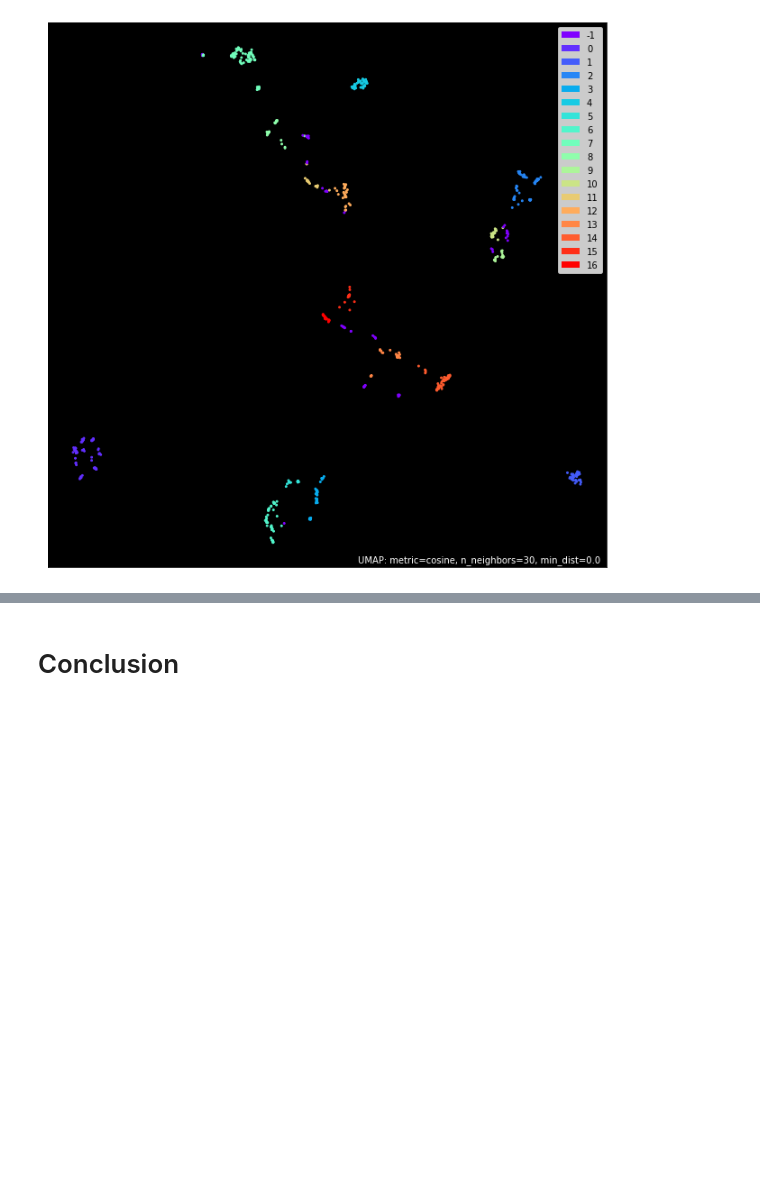
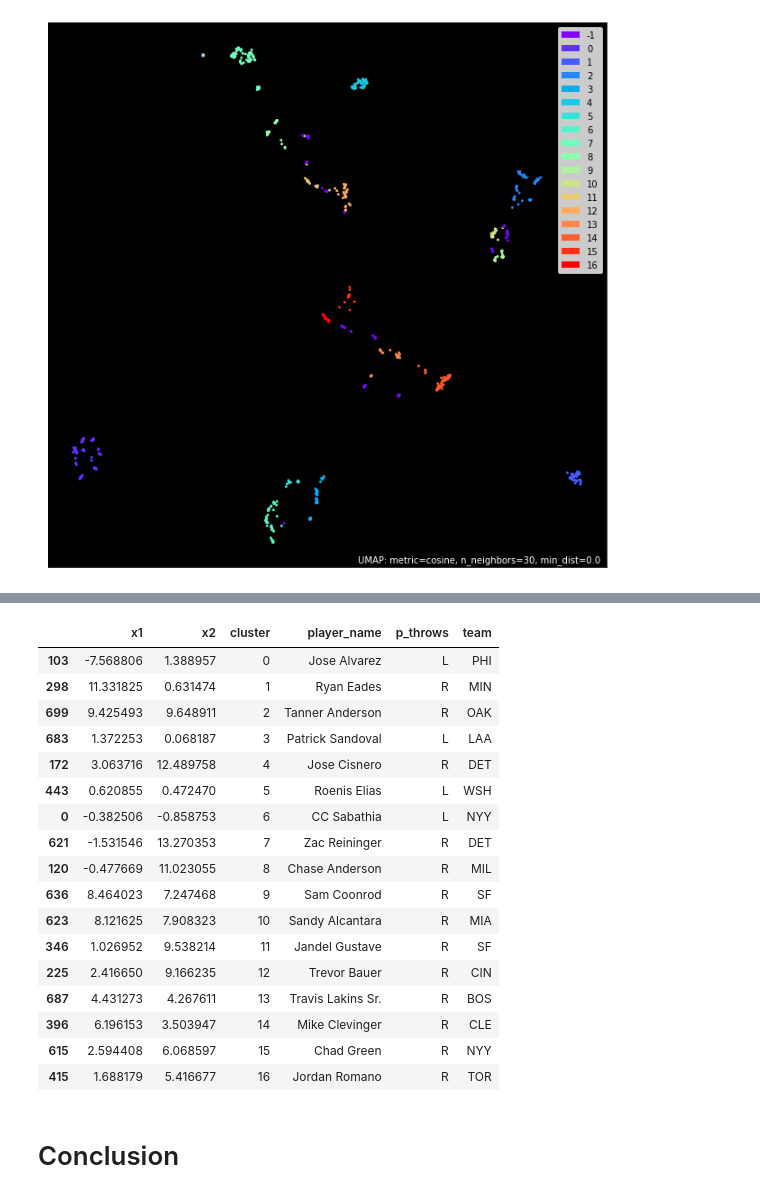
Before and after one commit to bynchang/UMAP-baseball, a Jupyter notebook: umap_baseball.ipynb, the cells around one changed output, grey strips where cells are left out. Drawn from its saved outputs; the diff is of its cells as text; code cells hidden in the pictures; blank space fills up the shorter version.

Commit message:
added table of contents and medoids

```diff
--- a/umap_baseball.ipynb
+++ b/umap_baseball.ipynb
@@ -232,3 +251,33 @@ umap.plot.points(transformer, labels = clusterer.labels_, theme = 'fire')
+# %%
+medoids = []
+for i in np.unique(embedding_dat.cluster):
+    cluster_i_dat = embedding_dat[embedding_dat.cluster == i]
+    distMatrix_i = distance_matrix(cluster_i_dat[['x1','x2']],cluster_i_dat[['x1','x2']])
+    medoid_index = np.argmin(distMatrix_i.sum(axis=0))
+    medoids.append(cluster_i_dat.iloc[medoid_index])
+# %%
+medoids = pd.DataFrame(medoids).iloc[1:]
+# %%
+medoids
+# %% [output]
+|  | x1 | x2 | cluster | player_name | p_throws | team |
+| 103 | -7.568806 | 1.388957 | 0 | Jose Alvarez | L | PHI |
+| 298 | 11.331825 | 0.631474 | 1 | Ryan Eades | R | MIN |
+| 699 | 9.425493 | 9.648911 | 2 | Tanner Anderson | R | OAK |
+| 683 | 1.372253 | 0.068187 | 3 | Patrick Sandoval | L | LAA |
+| 172 | 3.063716 | 12.489758 | 4 | Jose Cisnero | R | DET |
+| 443 | 0.620855 | 0.472470 | 5 | Roenis Elias | L | WSH |
+| 0 | -0.382506 | -0.858753 | 6 | CC Sabathia | L | NYY |
+| 621 | -1.531546 | 13.270353 | 7 | Zac Reininger | R | DET |
+| 120 | -0.477669 | 11.023055 | 8 | Chase Anderson | R | MIL |
+| 636 | 8.464023 | 7.247468 | 9 | Sam Coonrod | R | SF |
+| 623 | 8.121625 | 7.908323 | 10 | Sandy Alcantara | R | MIA |
+| 346 | 1.026952 | 9.538214 | 11 | Jandel Gustave | R | SF |
+| 225 | 2.416650 | 9.166235 | 12 | Trevor Bauer | R | CIN |
+| 687 | 4.431273 | 4.267611 | 13 | Travis Lakins Sr. | R | BOS |
+| 396 | 6.196153 | 3.503947 | 14 | Mike Clevinger | R | CLE |
+| 615 | 2.594408 | 6.068597 | 15 | Chad Green | R | NYY |
+| 415 | 1.688179 | 5.416677 | 16 | Jordan Romano | R | TOR |
 # %% [markdown]
-# Conclusion
+# Conclusion <a name="con"></a>
 # %% [markdown]
```
Also changed, not shown: parts of 15 cells of this notebook.
